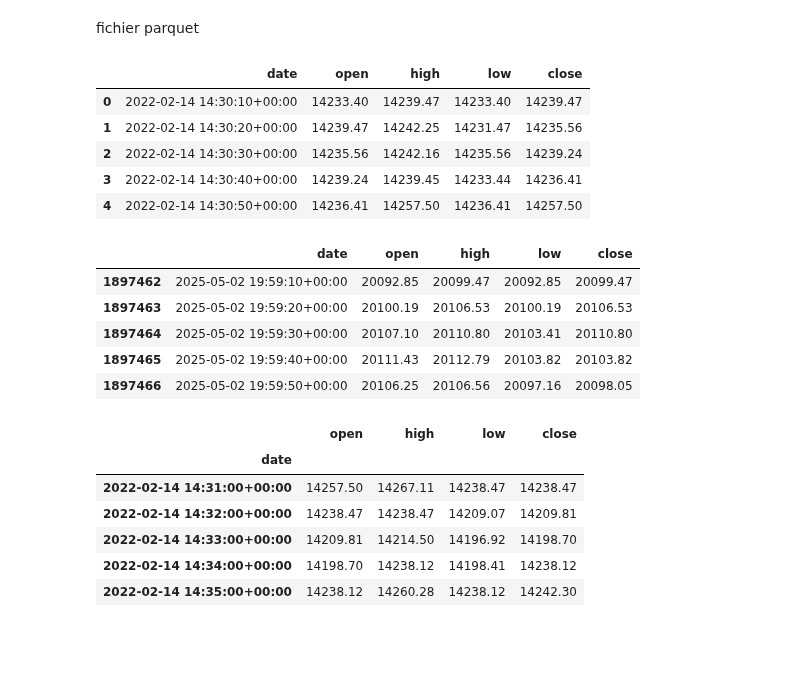
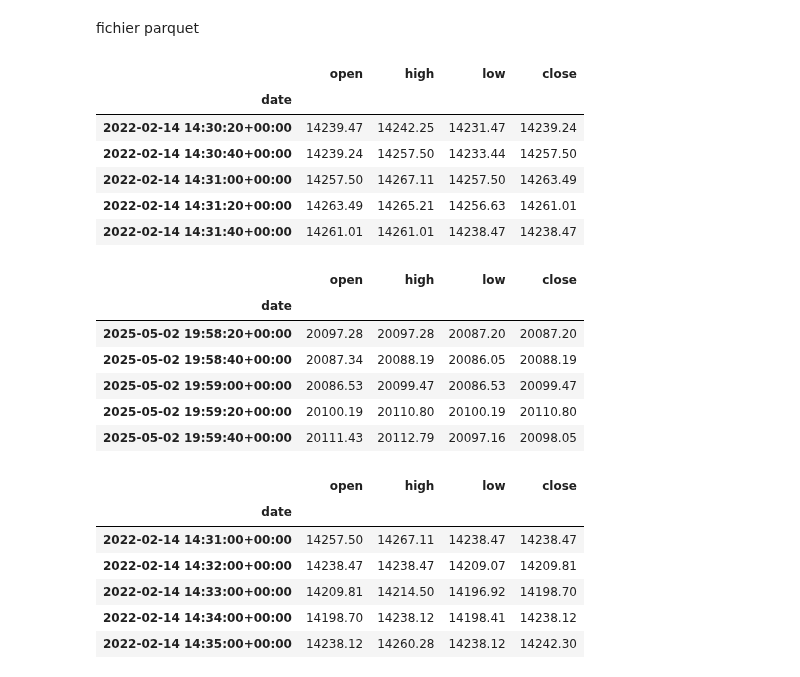
Before and after one commit to FinTechCpp/fast-backtest-app, a Jupyter notebook: Notebooks/IBKR_API.ipynb, the cells around one changed output. Cells and saved outputs as stored; diff of their text form; code cells hidden in the pictures; blank space fills up the shorter version.

```diff
--- a/Notebooks/IBKR_API.ipynb
+++ b/Notebooks/IBKR_API.ipynb
@@ -177,30 +177,32 @@ fichier parquet
 # %%
 import pandas as pd
 import os
 from igtrader.Strategies.Helpers import load_data, resample_ohlc
-save_path = "../marketData/NDX_10secs_20220214_to_20250502_TRADES.parquet"
+save_path = "../marketData/NDX_20secs_20220214_to_20250502_TRADES.parquet"
 #save_path = "../marketData/NDX_10secs_20220131_to_20250403.parquet"
 
 # Load the parquet file into a DataFrame
 
 retrieved_df = pd.read_parquet(save_path)
 
 # Display the first and last rows of the DataFrame
 display(retrieved_df.head())
 display(retrieved_df.tail())
 # %% [output]
-|  | date | open | high | low | close |
-| 0 | 2022-02-14 14:30:10+00:00 | 14233.40 | 14239.47 | 14233.40 | 14239.47 |
-| 1 | 2022-02-14 14:30:20+00:00 | 14239.47 | 14242.25 | 14231.47 | 14235.56 |
-| 2 | 2022-02-14 14:30:30+00:00 | 14235.56 | 14242.16 | 14235.56 | 14239.24 |
-| 3 | 2022-02-14 14:30:40+00:00 | 14239.24 | 14239.45 | 14233.44 | 14236.41 |
-| 4 | 2022-02-14 14:30:50+00:00 | 14236.41 | 14257.50 | 14236.41 | 14257.50 |
+|  | open | high | low | close |
+| date |  |  |  |  |
+| 2022-02-14 14:30:20+00:00 | 14239.47 | 14242.25 | 14231.47 | 14239.24 |
+| 2022-02-14 14:30:40+00:00 | 14239.24 | 14257.50 | 14233.44 | 14257.50 |
+| 2022-02-14 14:31:00+00:00 | 14257.50 | 14267.11 | 14257.50 | 14263.49 |
+| 2022-02-14 14:31:20+00:00 | 14263.49 | 14265.21 | 14256.63 | 14261.01 |
+| 2022-02-14 14:31:40+00:00 | 14261.01 | 14261.01 | 14238.47 | 14238.47 |
-|  | date | open | high | low | close |
-| 1897462 | 2025-05-02 19:59:10+00:00 | 20092.85 | 20099.47 | 20092.85 | 20099.47 |
-| 1897463 | 2025-05-02 19:59:20+00:00 | 20100.19 | 20106.53 | 20100.19 | 20106.53 |
-| 1897464 | 2025-05-02 19:59:30+00:00 | 20107.10 | 20110.80 | 20103.41 | 20110.80 |
-| 1897465 | 2025-05-02 19:59:40+00:00 | 20111.43 | 20112.79 | 20103.82 | 20103.82 |
-| 1897466 | 2025-05-02 19:59:50+00:00 | 20106.25 | 20106.56 | 20097.16 | 20098.05 |
+|  | open | high | low | close |
+| date |  |  |  |  |
+| 2025-05-02 19:58:20+00:00 | 20097.28 | 20097.28 | 20087.20 | 20087.20 |
+| 2025-05-02 19:58:40+00:00 | 20087.34 | 20088.19 | 20086.05 | 20088.19 |
+| 2025-05-02 19:59:00+00:00 | 20086.53 | 20099.47 | 20086.53 | 20099.47 |
+| 2025-05-02 19:59:20+00:00 | 20100.19 | 20110.80 | 20100.19 | 20110.80 |
+| 2025-05-02 19:59:40+00:00 | 20111.43 | 20112.79 | 20097.16 | 20098.05 |
 # %%
 retrieved_df = resample_ohlc(retrieved_df, '1min')
 retrieved_df
```
Also changed, not shown: parts of 1 cell of this notebook, 42 other files.
